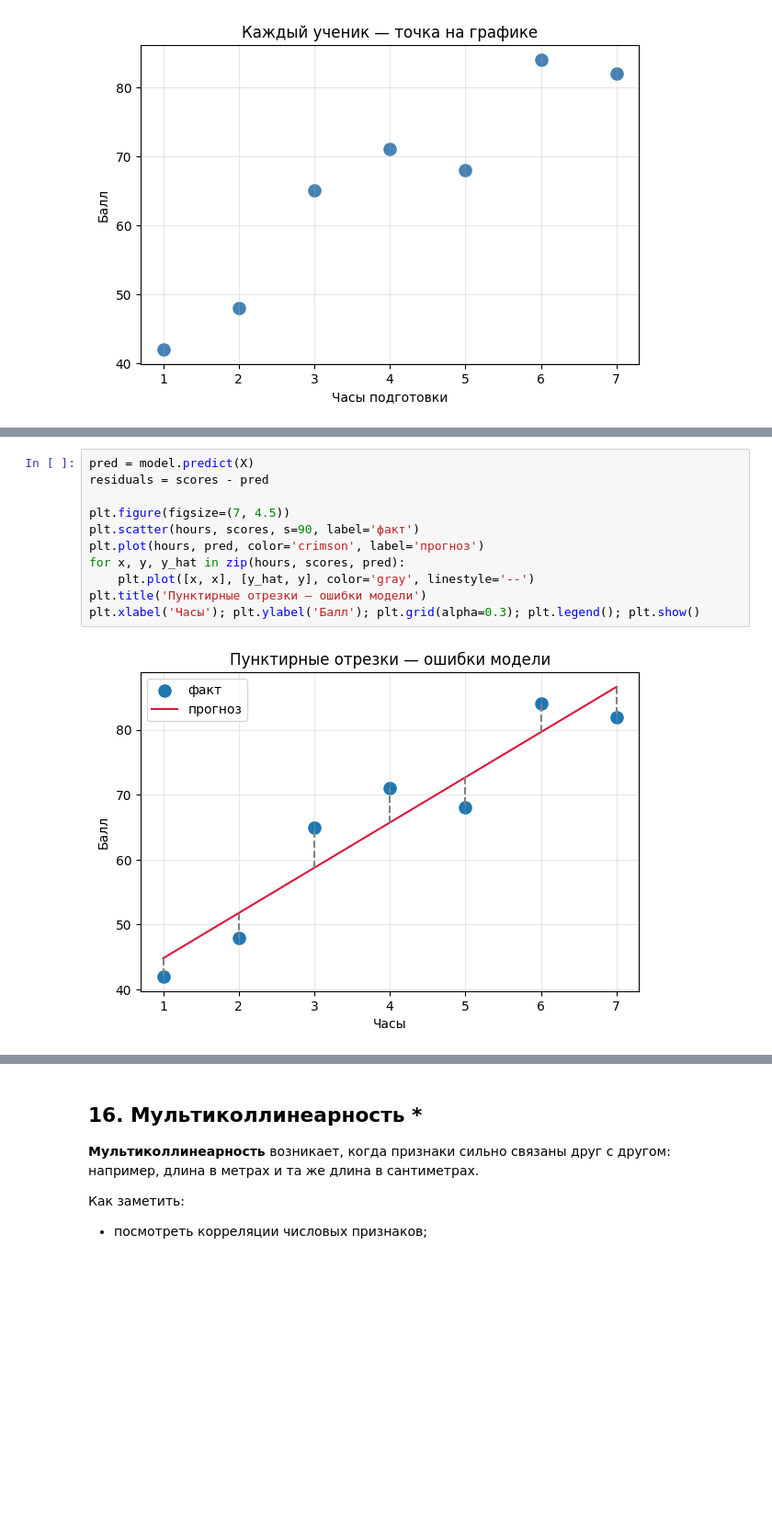
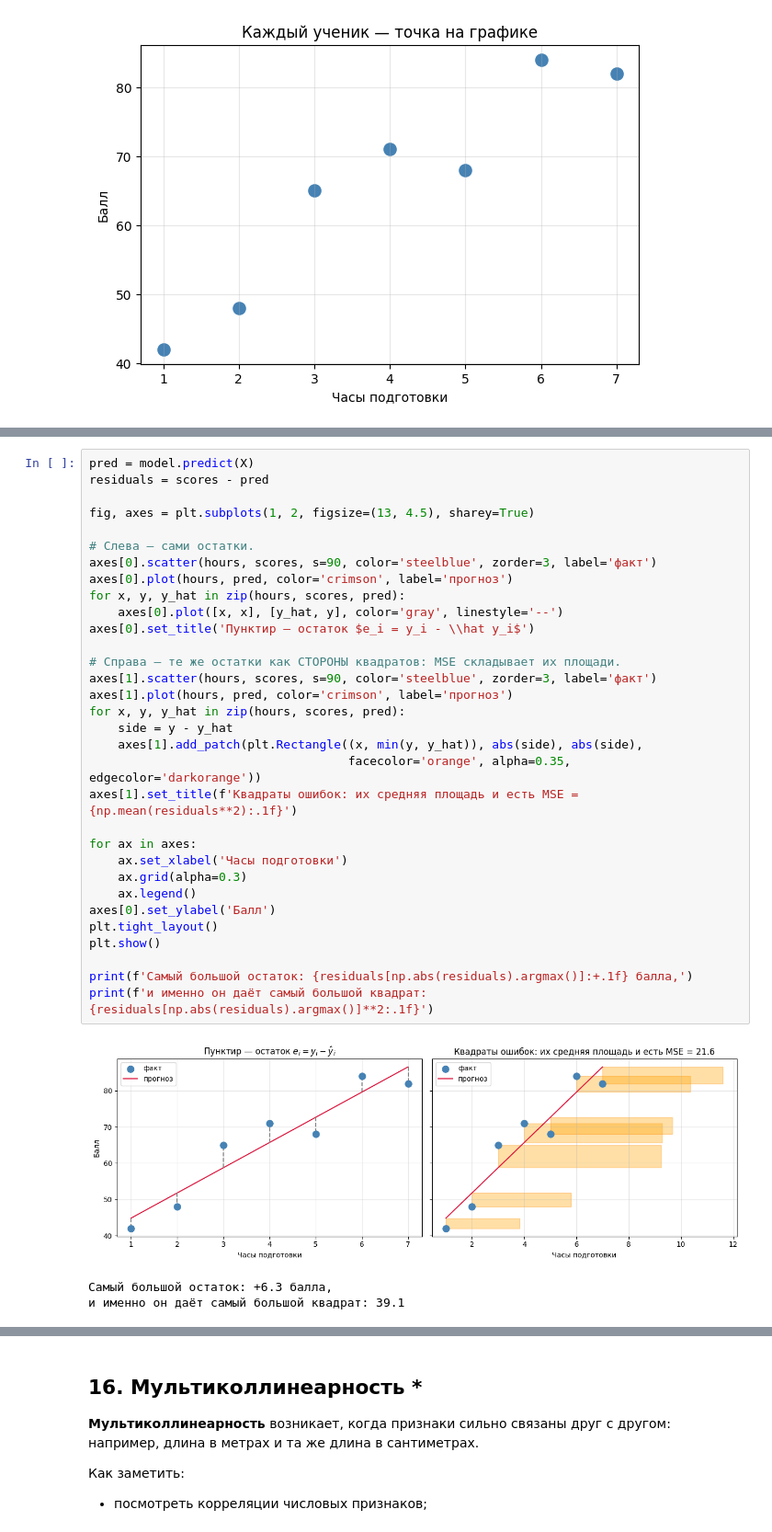
Before and after one commit to gurovic/ml-speckurs, a Jupyter notebook: Урок_25_Линейная_регрессия_Теория/Урок_25_Линейная_регрессия.ipynb, the cells around one changed output, grey strips where cells are left out. Shown at 92% size. Drawn from its saved outputs; the diff is of its cells as text; blank space fills up the shorter version.

```diff
--- a/Урок_25_Линейная_регрессия_Теория/Урок_25_Линейная_регрессия.ipynb
+++ b/Урок_25_Линейная_регрессия_Теория/Урок_25_Линейная_регрессия.ipynb
@@ -130,16 +170,39 @@ $$MSE = \frac{1}{n}\sum_{i=1}^{n}(y_i-\hat y_i)^2.$$
 # %%
 pred = model.predict(X)
 residuals = scores - pred
 
-plt.figure(figsize=(7, 4.5))
-plt.scatter(hours, scores, s=90, label='факт')
-plt.plot(hours, pred, color='crimson', label='прогноз')
+fig, axes = plt.subplots(1, 2, figsize=(13, 4.5), sharey=True)
+
+# Слева — сами остатки.
+axes[0].scatter(hours, scores, s=90, color='steelblue', zorder=3, label='факт')
+axes[0].plot(hours, pred, color='crimson', label='прогноз')
 for x, y, y_hat in zip(hours, scores, pred):
-    plt.plot([x, x], [y_hat, y], color='gray', linestyle='--')
-plt.title('Пунктирные отрезки — ошибки модели')
-plt.xlabel('Часы'); plt.ylabel('Балл'); plt.grid(alpha=0.3); plt.legend(); plt.show()
+    axes[0].plot([x, x], [y_hat, y], color='gray', linestyle='--')
+axes[0].set_title('Пунктир — остаток $e_i = y_i - \\hat y_i$')
+
+# Справа — те же остатки как СТОРОНЫ квадратов: MSE складывает их площади.
+axes[1].scatter(hours, scores, s=90, color='steelblue', zorder=3, label='факт')
+axes[1].plot(hours, pred, color='crimson', label='прогноз')
+for x, y, y_hat in zip(hours, scores, pred):
+    side = y - y_hat
+    axes[1].add_patch(plt.Rectangle((x, min(y, y_hat)), abs(side), abs(side),
+                                    facecolor='orange', alpha=0.35, edgecolor='darkorange'))
+axes[1].set_title(f'Квадраты ошибок: их средняя площадь и есть MSE = {np.mean(residuals**2):.1f}')
+
+for ax in axes:
+    ax.set_xlabel('Часы подготовки')
+    ax.grid(alpha=0.3)
+    ax.legend()
+axes[0].set_ylabel('Балл')
+plt.tight_layout()
+plt.show()
+
+print(f'Самый большой остаток: {residuals[np.abs(residuals).argmax()]:+.1f} балла,')
+print(f'и именно он даёт самый большой квадрат: {residuals[np.abs(residuals).argmax()]**2:.1f}')
 # %% [output]
-[figure, old version]
+[figure, new version]
+Самый большой остаток: +6.3 балла,
+и именно он даёт самый большой квадрат: 39.1
 # %% [markdown]
 ## 5. Как находится лучшая прямая *
 
```
Also changed, not shown: parts of 35 cells of this notebook, 7 other files.
